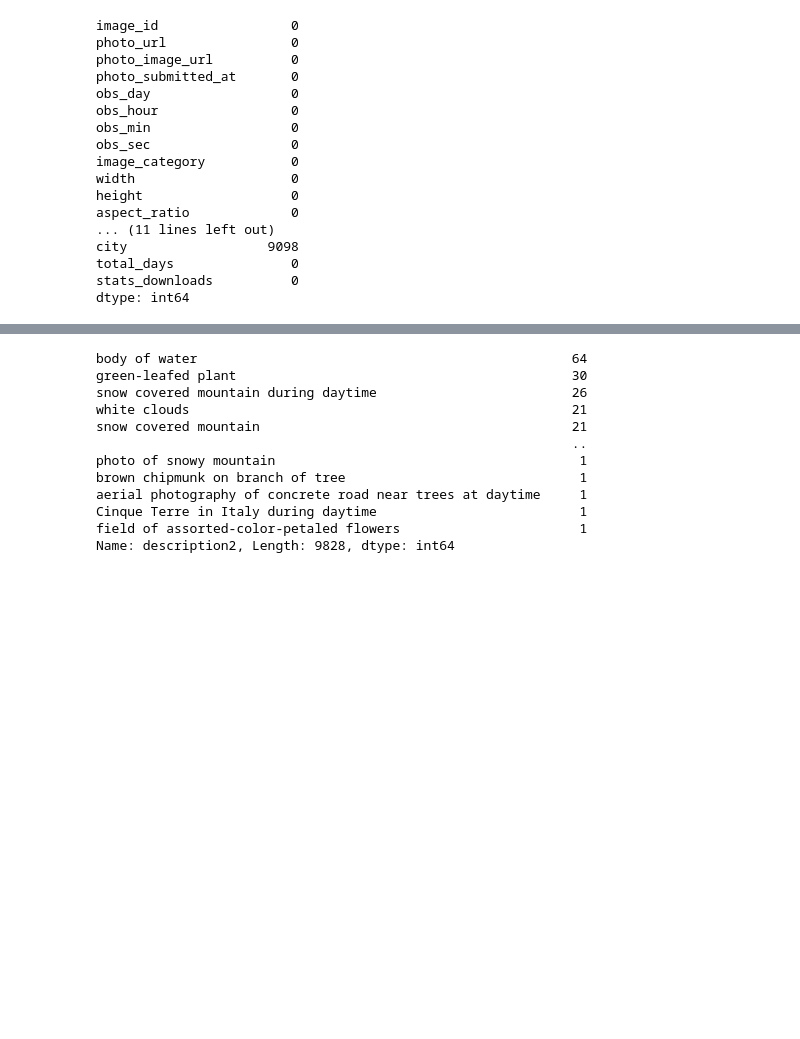
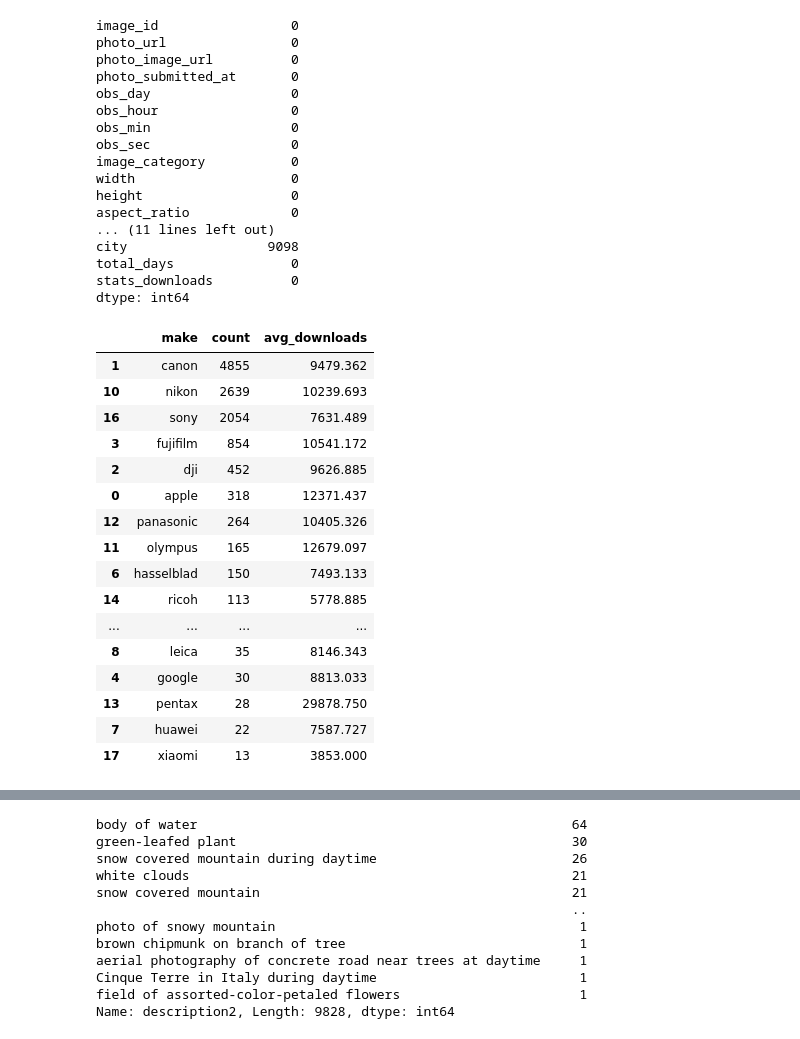
Before and after one commit to jjz17/Datathon2023, a Jupyter notebook: eda_jason.ipynb, the cells around one changed output, grey strips where cells are left out. Drawn from its saved outputs; the diff is of its cells as text; code cells hidden in the pictures; blank space fills up the shorter version.

```diff
--- a/eda_jason.ipynb
+++ b/eda_jason.ipynb
@@ -175,3 +176,34 @@ city                  9098
 total_days               0
 stats_downloads          0
 dtype: int64
+# %%
+make = []
+counts = []
+avg_downloads = []
+for group, data in train.groupby("camera_make"):
+    make.append(group)
+    counts.append(len(data))
+    avg_downloads.append(data["stats_downloads"].mean())
+make_downloads = pd.DataFrame({"make": make, "count": counts, "avg_downloads": avg_downloads})
+# %%
+# Camera make seems to be correlated with avg_downloads
+make_downloads.sort_values(["count", "avg_downloads"], inplace=True, ascending=False)
+make_downloads
+# %% [output]
+|  | make | count | avg_downloads |
+| 1 | canon | 4855 | 9479.362 |
+| 10 | nikon | 2639 | 10239.693 |
+| 16 | sony | 2054 | 7631.489 |
+| 3 | fujifilm | 854 | 10541.172 |
+| 2 | dji | 452 | 9626.885 |
+| 0 | apple | 318 | 12371.437 |
+| 12 | panasonic | 264 | 10405.326 |
+| 11 | olympus | 165 | 12679.097 |
+| 6 | hasselblad | 150 | 7493.133 |
+| 14 | ricoh | 113 | 5778.885 |
+| ... | ... | ... | ... |
+| 8 | leica | 35 | 8146.343 |
+| 4 | google | 30 | 8813.033 |
+| 13 | pentax | 28 | 29878.750 |
+| 7 | huawei | 22 | 7587.727 |
+| 17 | xiaomi | 13 | 3853.000 |
```
Also changed, not shown: parts of 4 cells of this notebook, 1 other file.
